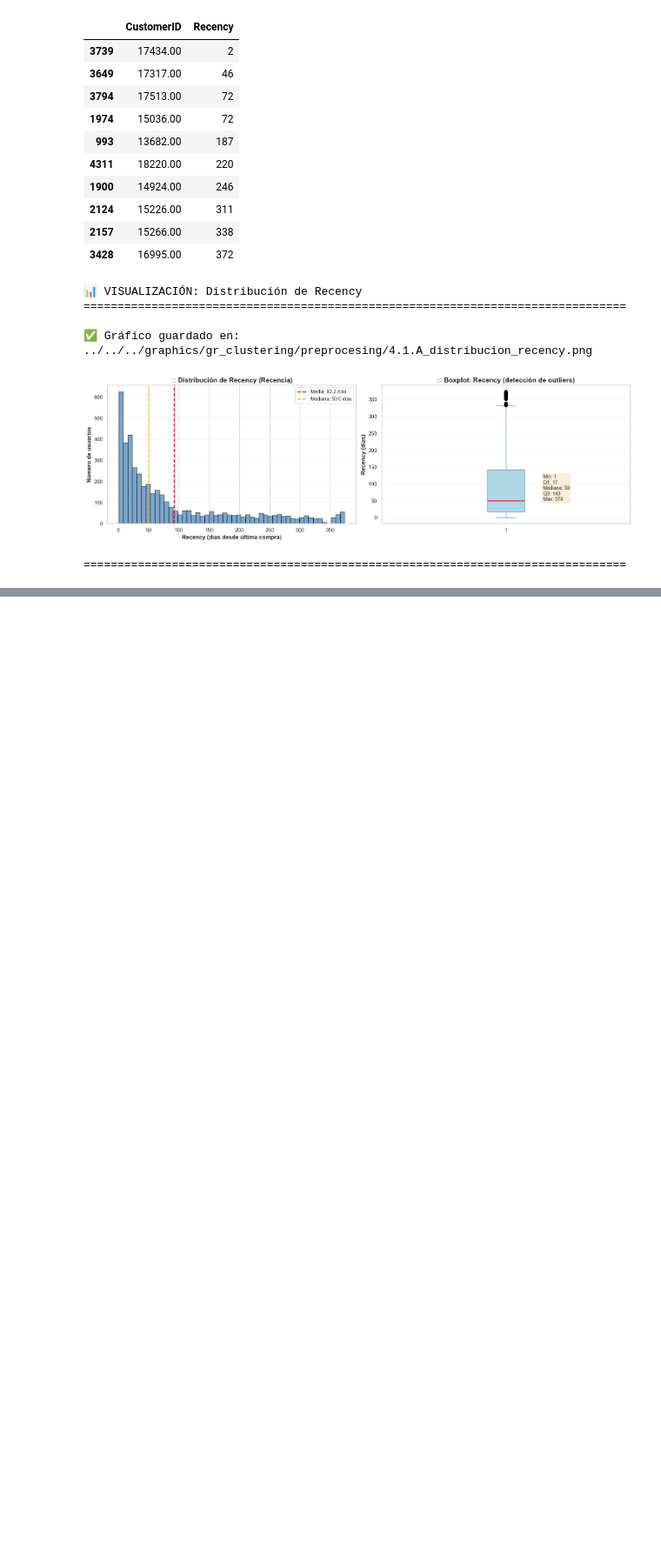
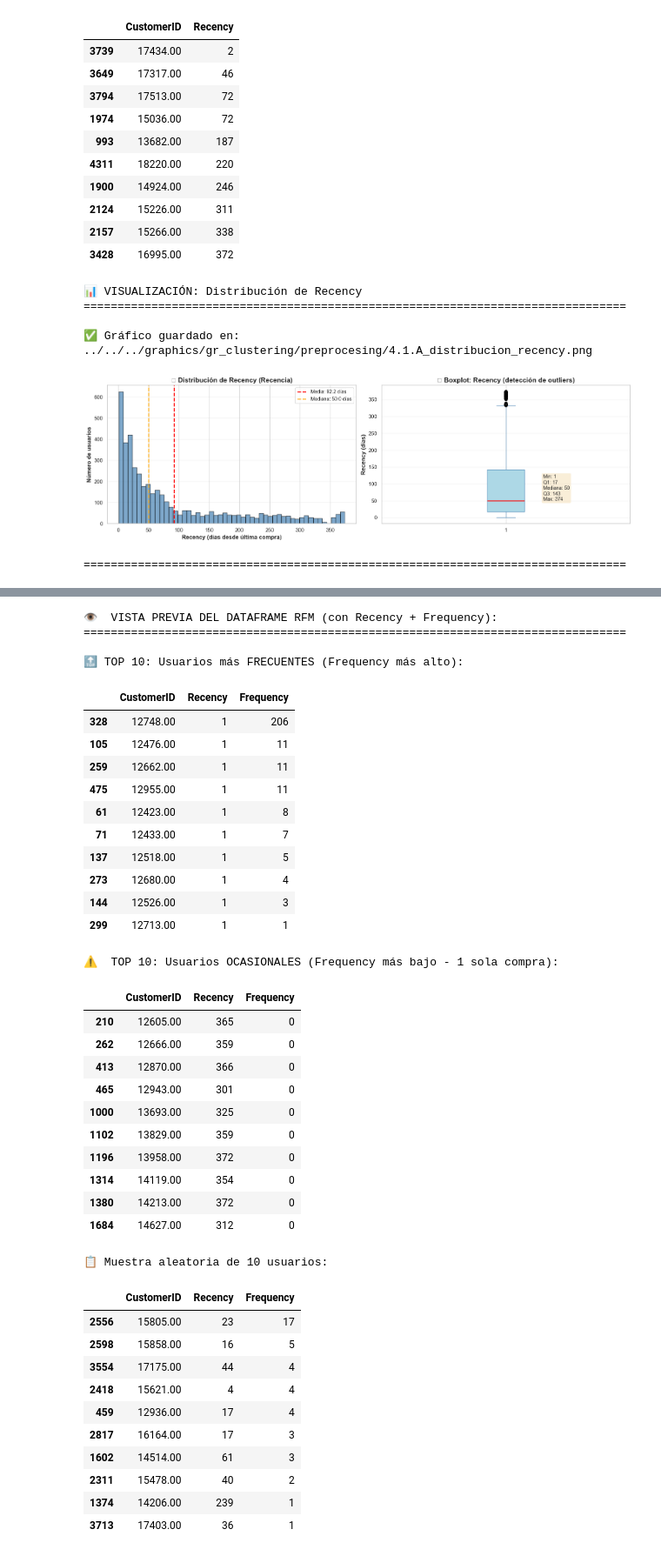
Before and after one commit to ravel01106/proyecto-master-ia-big-data, a Jupyter notebook: notebooks/clustering_proyect/preprocesing/preprocesing_data_clustering.ipynb, the cells around one changed output, grey strips where cells are left out. Shown at 87% size. Saved outputs shown, nothing was run; the diff lists cells and outputs as text; code cells hidden in the pictures; blank space fills up the shorter version.

```diff
--- a/notebooks/clustering_proyect/preprocesing/preprocesing_data_clustering.ipynb
+++ b/notebooks/clustering_proyect/preprocesing/preprocesing_data_clustering.ipynb
@@ -579,0 +718,58 @@ print('\n' + '='*80)
+# %%
+# ── Vista previa del DataFrame RFM (con Recency + Frequency) ─────────────────
+
+print('\nVISTA PREVIA DEL DATAFRAME RFM (con Recency + Frequency):')
+print('='*80)
+print()
+
+# Mostrar ordenado por Frequency (los más frecuentes primero)
+print('TOP 10: Usuarios más FRECUENTES (Frequency más alto):')
+display(df_rfm.nsmallest(10, 'Recency').nlargest(10, 'Frequency'))
+
+print()
+print('[!] TOP 10: Usuarios OCASIONALES (Frequency más bajo - 1 sola compra):')
+display(df_rfm.nsmallest(10, 'Frequency').head(10))
+
+print()
+print('Muestra aleatoria de 10 usuarios:')
+display(df_rfm.sample(10).sort_values('Frequency', ascending=False))
+# %% [output]
+👁️  VISTA PREVIA DEL DATAFRAME RFM (con Recency + Frequency):
+================================================================================
+
+🔝 TOP 10: Usuarios más FRECUENTES (Frequency más alto):
+|  | CustomerID | Recency | Frequency |
+| 328 | 12748.00 | 1 | 206 |
+| 105 | 12476.00 | 1 | 11 |
+| 259 | 12662.00 | 1 | 11 |
+| 475 | 12955.00 | 1 | 11 |
+| 61 | 12423.00 | 1 | 8 |
+| 71 | 12433.00 | 1 | 7 |
+| 137 | 12518.00 | 1 | 5 |
+| 273 | 12680.00 | 1 | 4 |
+| 144 | 12526.00 | 1 | 3 |
+| 299 | 12713.00 | 1 | 1 |
+⚠️  TOP 10: Usuarios OCASIONALES (Frequency más bajo - 1 sola compra):
+|  | CustomerID | Recency | Frequency |
+| 210 | 12605.00 | 365 | 0 |
+| 262 | 12666.00 | 359 | 0 |
+| 413 | 12870.00 | 366 | 0 |
+| 465 | 12943.00 | 301 | 0 |
+| 1000 | 13693.00 | 325 | 0 |
+| 1102 | 13829.00 | 359 | 0 |
+| 1196 | 13958.00 | 372 | 0 |
+| 1314 | 14119.00 | 354 | 0 |
+| 1380 | 14213.00 | 372 | 0 |
+| 1684 | 14627.00 | 312 | 0 |
+📋 Muestra aleatoria de 10 usuarios:
+|  | CustomerID | Recency | Frequency |
+| 2556 | 15805.00 | 23 | 17 |
+| 2598 | 15858.00 | 16 | 5 |
+| 3554 | 17175.00 | 44 | 4 |
+| 2418 | 15621.00 | 4 | 4 |
+| 459 | 12936.00 | 17 | 4 |
+| 2817 | 16164.00 | 17 | 3 |
+| 1602 | 14514.00 | 61 | 3 |
+| 2311 | 15478.00 | 40 | 2 |
+| 1374 | 14206.00 | 239 | 1 |
+| 3713 | 17403.00 | 36 | 1 |
```
Also changed, not shown: parts of 14 cells of this notebook, 2 other files.
